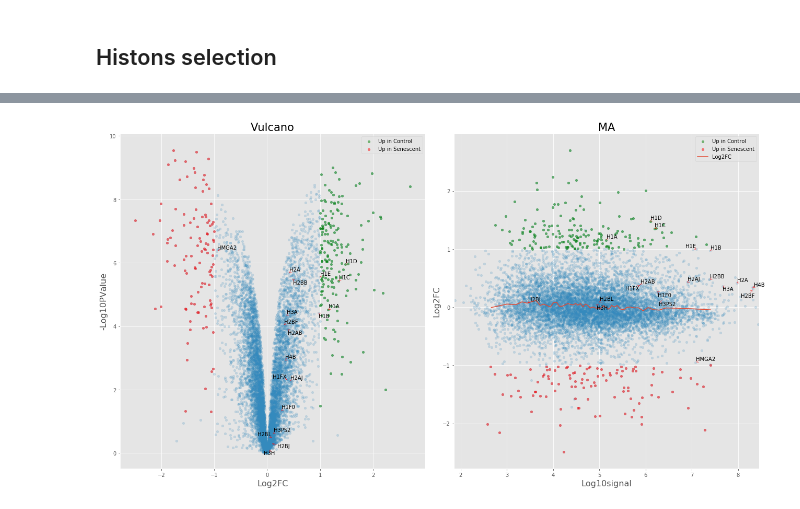
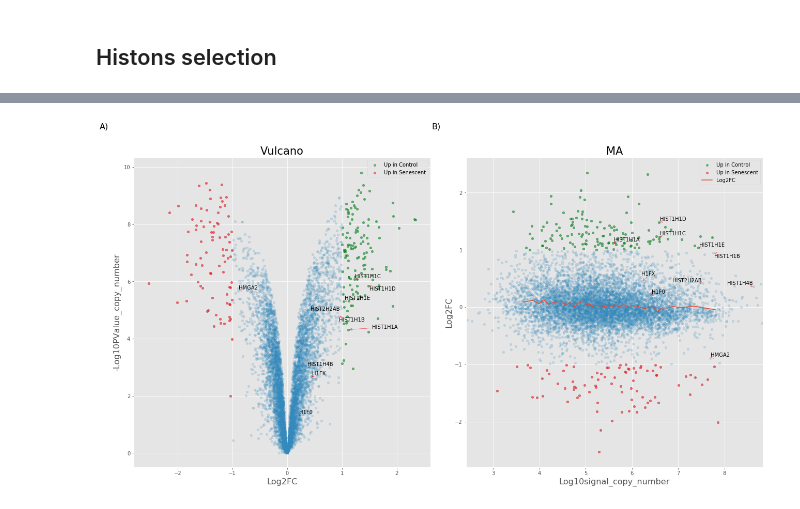
Before and after one commit to mtinti/old_age, a Jupyter notebook: test_pyton_r.ipynb, the cells around one changed output, grey strips where cells are left out. Cells and saved outputs as stored; diff of their text form; code cells hidden in the pictures.

```diff
--- a/test_pyton_r.ipynb
+++ b/test_pyton_r.ipynb
@@ -563,6 +749,7 @@ def add_copy_number(df:pd.DataFrame,
     Implement the proteomic ruler defined in Wiśniewski JR et al, 2014. PMID: 25225357.
     The normalized TMT intenisty are used to compute the contribution of each channel
     to the Intensity column of MaxQuant.
+    copies = MS signal x Avogardo x dna Mass / molar mass / Histone Signal
 
     Assume 6.5 pg as the DNA mass of diploid human cells (Wiśniewski JR et al.)
 
@@ -612,13 +818,12 @@ data_def.head()
 # %%
 intensity_field = ['Intensity']
 mw_field = 'Mol. weight [kDa]'
-histons_core = list(histones_df[histones_df['class']=='Core']['index_ref'])
+
 target_columns = ['S1','S2','S3','C1','C2','C3']
 
 cn = add_copy_number(df=data_def, intensity_field='Intensity',
                 target_columns = target_columns,
-                histons=histons_core, mw_field=mw_field)
-
+                histons=_ids, mw_field=mw_field)
 fig,ax=plt.subplots(figsize=(8,4))
 np.log10(cn+1).plot(kind='hist', histtype='step',ax=ax, bins=50,color=['r','r','r','g','g','g'])
 ax.set_xlabel('Log10 Copy Number',fontsize=16)
@@ -787,40 +1002,54 @@ for n in ['S1_copy_number','S2_copy_number','S3_copy_number',
     cn[n]=cn[n].astype(int)
 # %%
 #add some values for plotting results
-cn['mean_s'] = cn[[n+'_copy_number' for n in ['S1','S2','S3']]].mean(axis=1)
-cn['mean_c'] = cn[[n+'_copy_number' for n in ['C1','C2','C3']]].mean(axis=1)
-cn['Log2FC'] = np.log2(cn['mean_c']/cn['mean_s'])
-cn['Log10signal'] = np.log10(cn['mean_c']+cn['mean_s'])
-cn['-Log10PValue'] = -np.log10(cn['PValue'])
-cn['Log10signal_Q'] = pd.qcut(cn['Log10signal'], 50, range(50))
+cn['mean_s_copy_number'] = cn[[n+'_copy_number' for n in ['S1','S2','S3']]].mean(axis=1)
+cn['mean_c_copy_number'] = cn[[n+'_copy_number' for n in ['C1','C2','C3']]].mean(axis=1)
+cn['Log2FC'] = np.log2(cn['mean_c_copy_number']/cn['mean_s_copy_number'])
+cn['Log10signal_copy_number'] = np.log10(cn['mean_c_copy_number']+cn['mean_s_copy_number'])
+cn['-Log10PValue_copy_number'] = -np.log10(cn['PValue'])
+cn['Log10signal_Q_copy_number'] = pd.qcut(cn['Log10signal_copy_number'], 50, range(50))
 # %%
+x_ma = 'Log10signal_copy_number'
+y_ma = 'Log2FC'
+group_ma = 'Log10signal_Q_copy_number'
+
+x_vulcano = 'Log2FC'
+y_vulcano = '-Log10PValue_copy_number'
+
+
+
 fig,axes=plt.subplots(figsize=(18,10), ncols=2, nrows=1)
 
-make_vulcano(cn, axes[0], x='Log2FC',y='-Log10PValue',
-             annot_index=histones_df['index_ref'],
-             annot_names = histones_df['short_name'],
+make_vulcano(cn, axes[0], x=x_vulcano,y=y_vulcano,
+             annot_index=_ids,
+             annot_names = _names,
              title='Vulcano')
 
-make_vulcano(cn, axes[1], x='Log10signal', y='Log2FC',
-             annot_index=histones_df['index_ref'],
-             annot_names = histones_df['short_name'],
+make_vulcano(cn, axes[1], x=x_ma, y=y_ma,
+             annot_index=_ids,
+             annot_names = _names,
              title='MA')
 
-cn.groupby('Log10signal_Q')[['Log10signal','Log2FC']].mean().plot(ax=axes[1],
-                                                                        x='Log10signal',
-                                                                        y='Log2FC')
+cn.groupby(group_ma)[[x_ma,y_ma]].mean().plot(ax=axes[1], x=x_ma,y=y_ma)
 
-axes[1].set_xlim(cn['Log10signal'].min()-cn['Log10signal'].min()*0.01,
-                 cn['Log10signal'].max()+cn['Log10signal'].min()*0.01)
+axes[1].set_xlim(cn[x_ma].min()-cn[x_ma].min()*0.01,
+                 cn[x_ma].max()+cn[x_ma].min()*0.01)
 
 axes[0].title.set_size(21)
 axes[1].title.set_size(21)
 axes[0].yaxis.label.set_size(16)
 axes[0].xaxis.label.set_size(16)
 axes[1].yaxis.label.set_size(16)
 axes[1].xaxis.label.set_size(16)
+axes[0].text(-0.1, 1.1, 'A)', horizontalalignment='center',
+               verticalalignment='center',
+               transform=axes[0].transAxes,fontsize=16)
+
+axes[1].text(-0.1, 1.1, 'B)', horizontalalignment='center',
+               verticalalignment='center',
+               transform=axes[1].transAxes,fontsize=16)
 plt.tight_layout()
-plt.savefig('Histone_analysis.png')
+plt.savefig(os.path.join(TXT_PATH,'Fig_4_Histones_cn.png'))
 plt.show()
 # %% [output]
-[figure, old version]
+[figure, new version]
```
Also changed, not shown: parts of 79 cells of this notebook.
